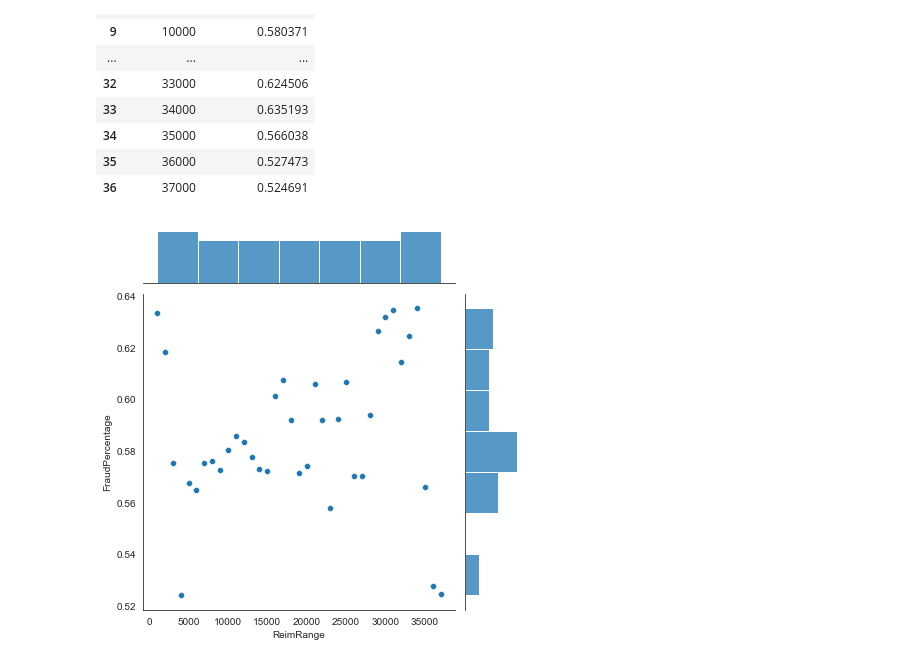
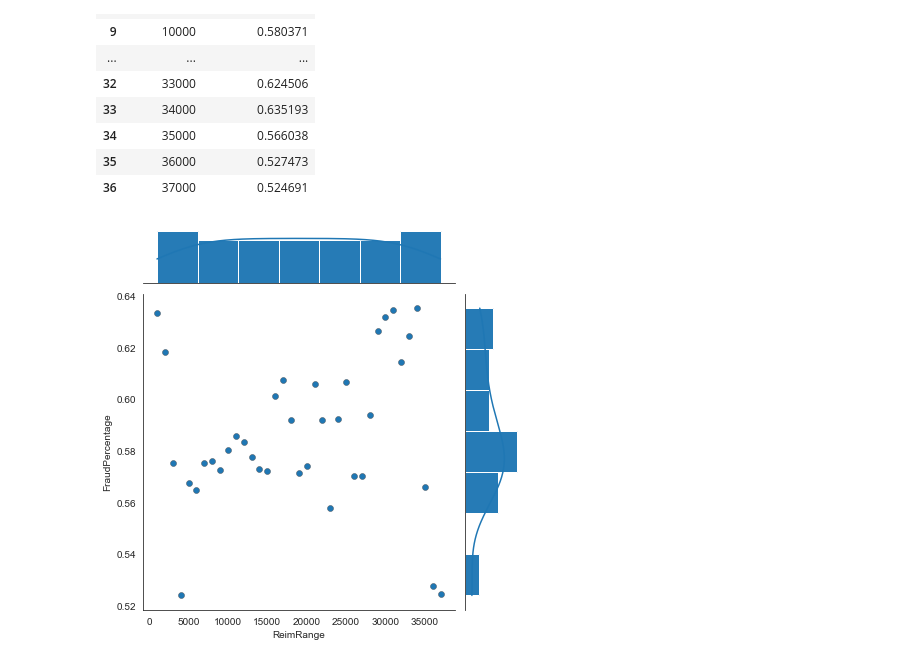
Before and after one commit to wx0373/Medical-fraud, a Jupyter notebook: Fraud%NonFraud/Fraud%NonFraud.ipynb, the cells around one changed output. Saved outputs shown, nothing was run; the diff lists cells and outputs as text; code cells hidden in the pictures.

```diff
--- a/Fraud%NonFraud/Fraud%NonFraud.ipynb
+++ b/Fraud%NonFraud/Fraud%NonFraud.ipynb
@@ -58,8 +58,12 @@ pd_res
 | 36 | 37000 | 0.524691 |
 # %%
 
-sns.jointplot(data=pd_res,x='ReimRange',
+ax=sns.jointplot(data=pd_res,x='ReimRange',
                        y='FraudPercentage')
+ax.plot(sns.scatterplot, sns.histplot, alpha=.7, edgecolor=".2", linewidth=.5)
+ax.plot_marginals(sns.histplot, kde=True)
+#ax.set_xlabel('ReimbursedRange')
+
 plt.savefig('ReimbursedRange&FraudPercentage')#FraudPercentage=Fraud/(NonFraud+Fraud)
 # %% [output]
-[figure, old version]
+[figure, new version]
```
